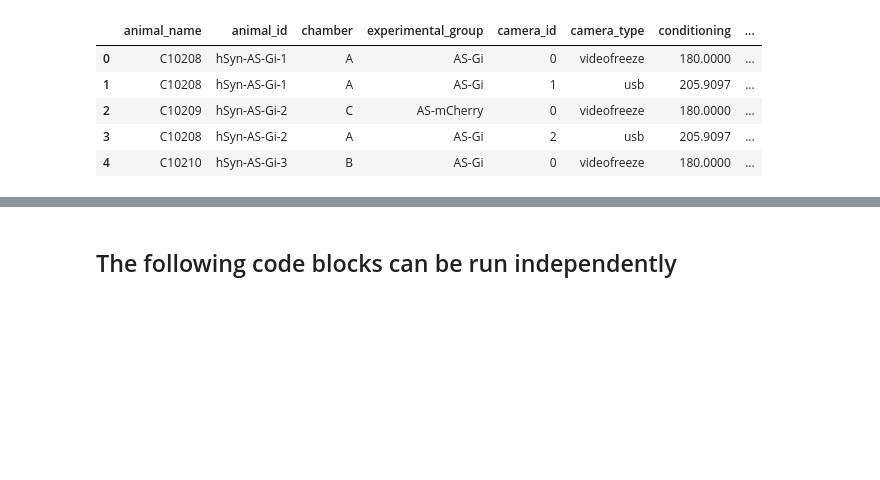
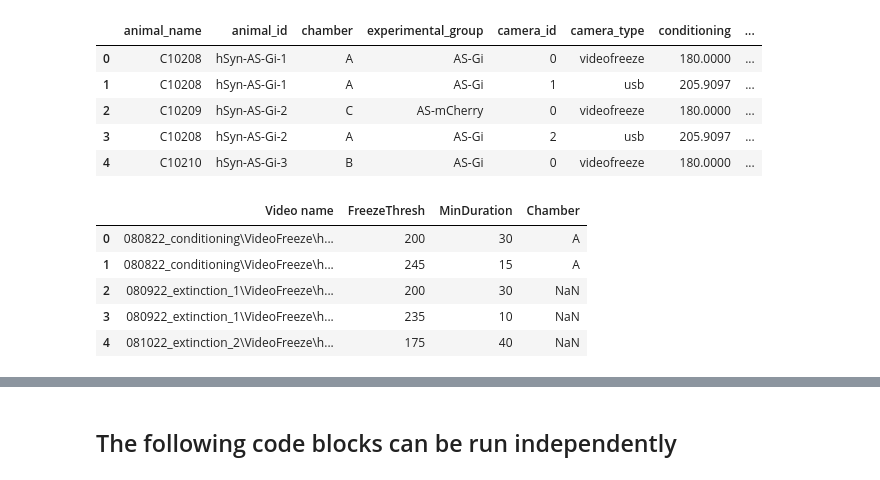
Before and after one commit to RodrigoSandon/LBGN3, a Jupyter notebook: EzTrack/ProductStageEzTrackPipeline/Driver_master_3.ipynb, the cells around one changed output, grey strips where cells are left out. Saved outputs shown, nothing was run; the diff lists cells and outputs as text; code cells hidden in the pictures; blank space fills up the shorter version.

```diff
--- a/EzTrack/ProductStageEzTrackPipeline/Driver_master_3.ipynb
+++ b/EzTrack/ProductStageEzTrackPipeline/Driver_master_3.ipynb
@@ -152,11 +148,16 @@ MinDuration = 40
 info_sheet_suffix  = "_FC_startime_info.csv"
 # this should be the suffix of your eztrack output, if not, change it
 eztrack_output_processed_suffix = "FreezingOutput_processed.csv"
+vid_file_extension = ".avi"
 # your root path
 PERSON_ROOT = "/media/rory/Padlock_DT/Fear_Conditioning_Control/Olena_Group"
 # your calibration root path, if the same as above, c&p the above
 CALIBRATION_ROOT = f"/media/rory/Padlock_DT/Fear_Conditioning_Control/Olena_Group/calibration/{which_camera}"
 # how much time after the event occurred do you want to get? in seconds
+
+# videofreeeze_variables files - it contains the FreezeThresh and MinDuration variables for each mouse - we will avg while running the program
+videofreeze_variables = f"{PERSON_ROOT}/VideoFreeze_variables.csv"
+
 half_time_window = 2.5
 # most likely you don't need to change this
 calibrate_video_what_frame_to_start = 0
@@ -195,3 +196,13 @@ start_info_filepath: /media/rory/Padlock_DT/Fear_Conditioning_Control/Olena_Grou
 | 2 | C10209 | hSyn-AS-Gi-2 | C | AS-mCherry | 0 | videofreeze | 180.0000 | ... |
 | 3 | C10208 | hSyn-AS-Gi-2 | A | AS-Gi | 2 | usb | 205.9097 | ... |
 | 4 | C10210 | hSyn-AS-Gi-3 | B | AS-Gi | 0 | videofreeze | 180.0000 | ... |
+# %%
+videofreeze_variables_df = pd.read_csv(videofreeze_variables)
+videofreeze_variables_df.head()
+# %% [output]
+|  | Video name | FreezeThresh | MinDuration | Chamber |
+| 0 | 080822_conditioning\VideoFreeze\h... | 200 | 30 | A |
+| 1 | 080822_conditioning\VideoFreeze\h... | 245 | 15 | A |
+| 2 | 080922_extinction_1\VideoFreeze\h... | 200 | 30 | NaN |
+| 3 | 080922_extinction_1\VideoFreeze\h... | 235 | 10 | NaN |
+| 4 | 081022_extinction_2\VideoFreeze\h... | 175 | 40 | NaN |
```
Also changed, not shown: parts of 5 cells of this notebook.
